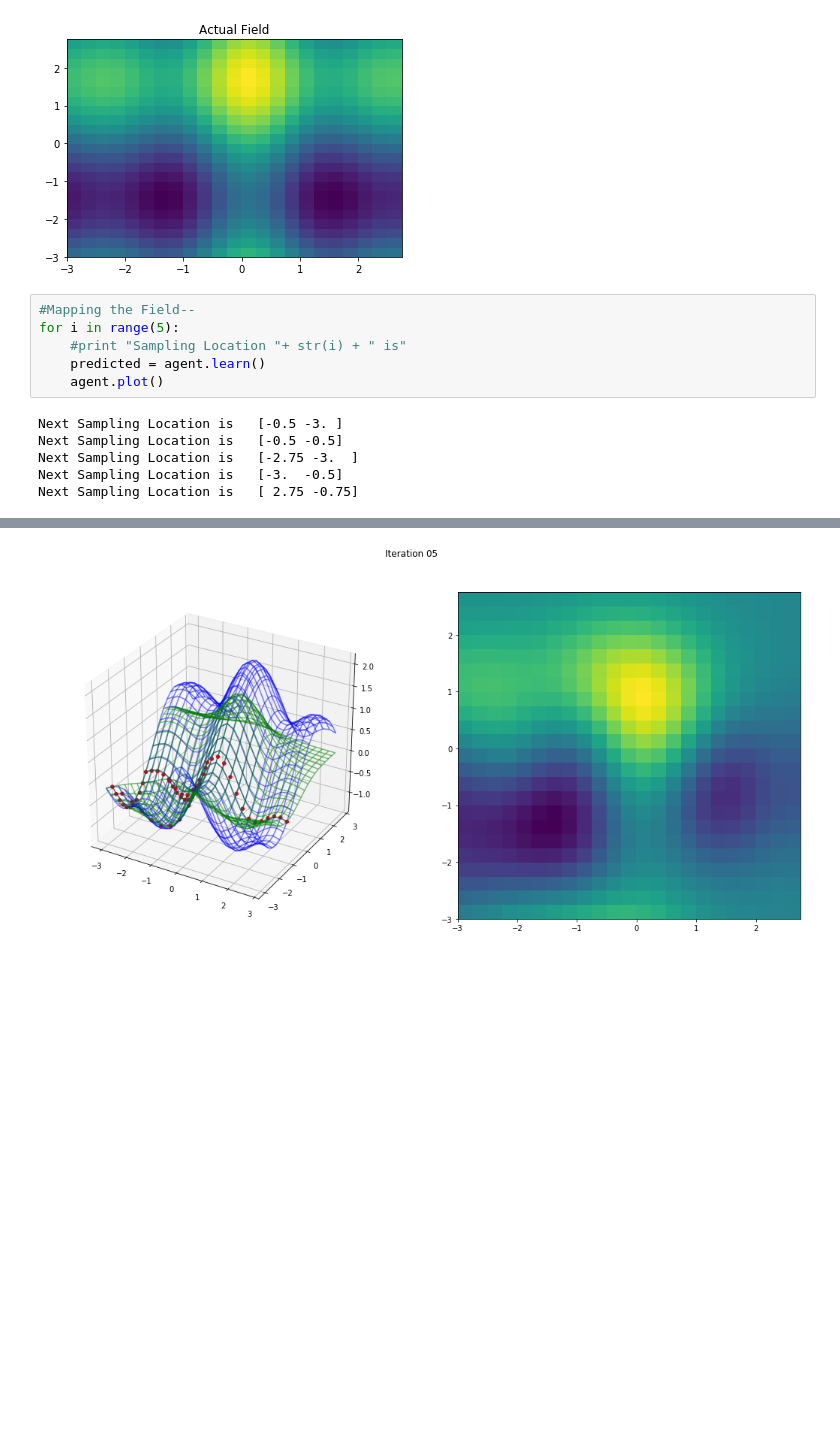
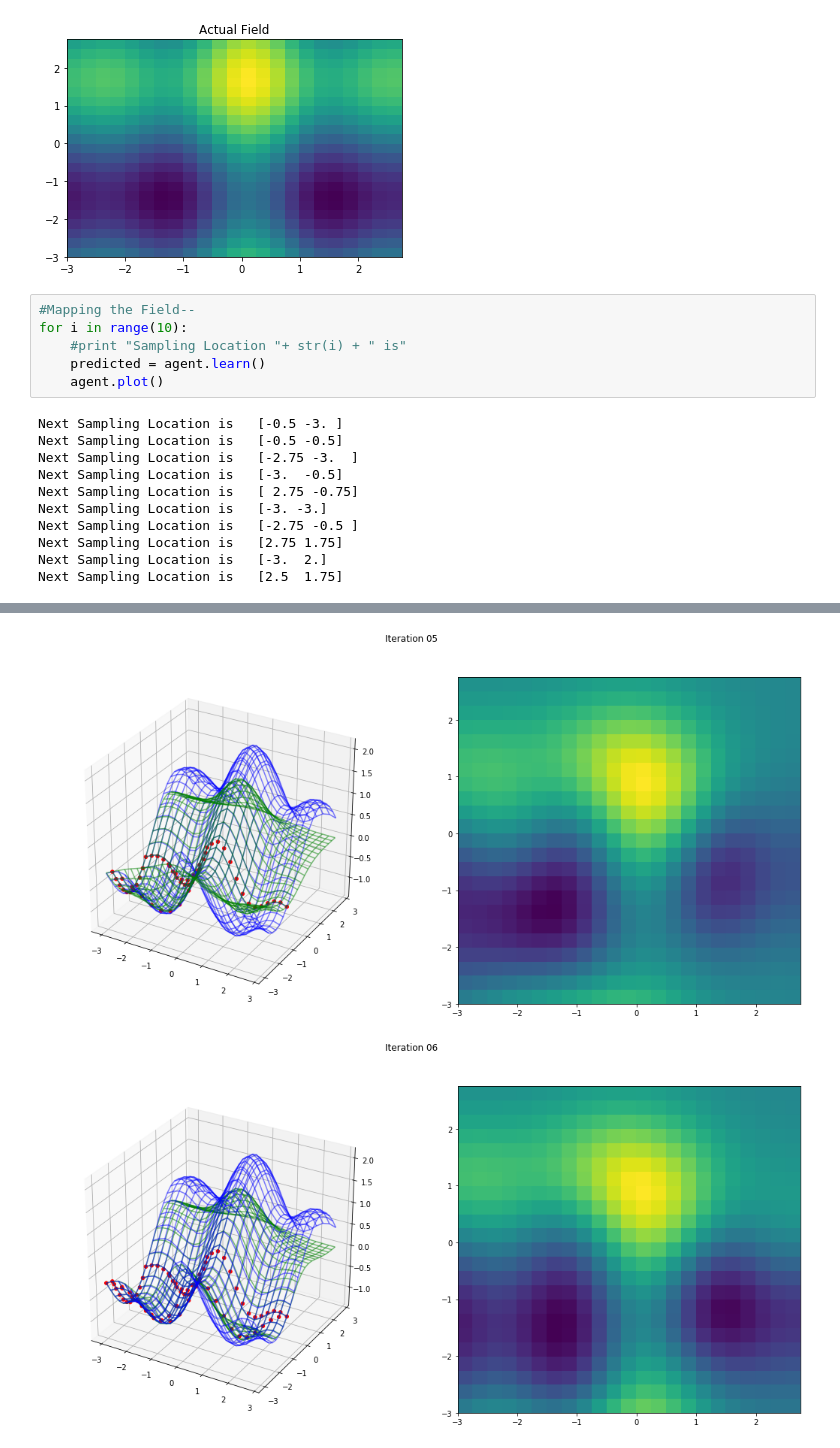
Before and after one commit to bhawana1999/Efficient-Adaptive-Sampling, a Jupyter notebook: NewApproach/Evaluation of new approach/2D_ScalarFieldMapping_BestPath_BoundaryCells_Radius_10Iterations.ipynb, the cells around one changed output, grey strips where cells are left out. Cells and saved outputs as stored; diff of their text form; blank space fills up the shorter version.

```diff
--- a/NewApproach/Evaluation of new approach/2D_ScalarFieldMapping_BestPath_BoundaryCells_Radius_10Iterations.ipynb
+++ b/NewApproach/Evaluation of new approach/2D_ScalarFieldMapping_BestPath_BoundaryCells_Radius_10Iterations.ipynb
@@ -314,18 +314,24 @@ if __name__ == '__main__':
 [figure]
 # %%
 #Mapping the Field--
-for i in range(5):
+for i in range(10):
     #print "Sampling Location "+ str(i) + " is"
     predicted = agent.learn()
     agent.plot()
 # %% [output]
 Next Sampling Location is   [-0.5 -3. ]
 Next Sampling Location is   [-0.5 -0.5]
 Next Sampling Location is   [-2.75 -3.  ]
 Next Sampling Location is   [-3.  -0.5]
 Next Sampling Location is   [ 2.75 -0.75]
+Next Sampling Location is   [-3. -3.]
+Next Sampling Location is   [-2.75 -0.5 ]
+Next Sampling Location is   [2.75 1.75]
+Next Sampling Location is   [-3.  2.]
+Next Sampling Location is   [2.5  1.75]
 [figure]
 [figure]
 [figure]
 [figure]
 [figure]
+[figure, added]
```
Also changed, not shown: parts of 2 cells of this notebook.
